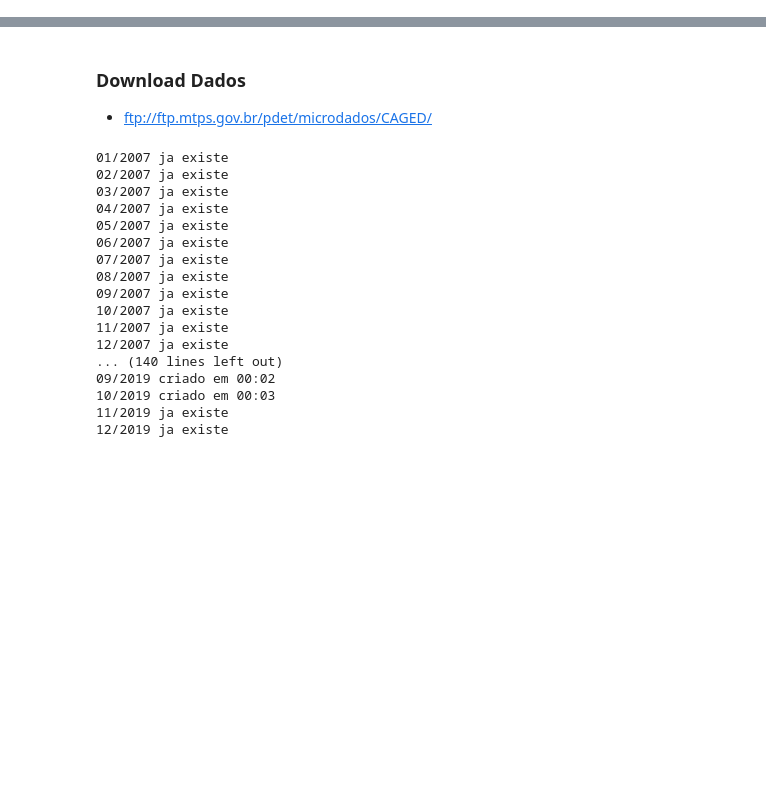
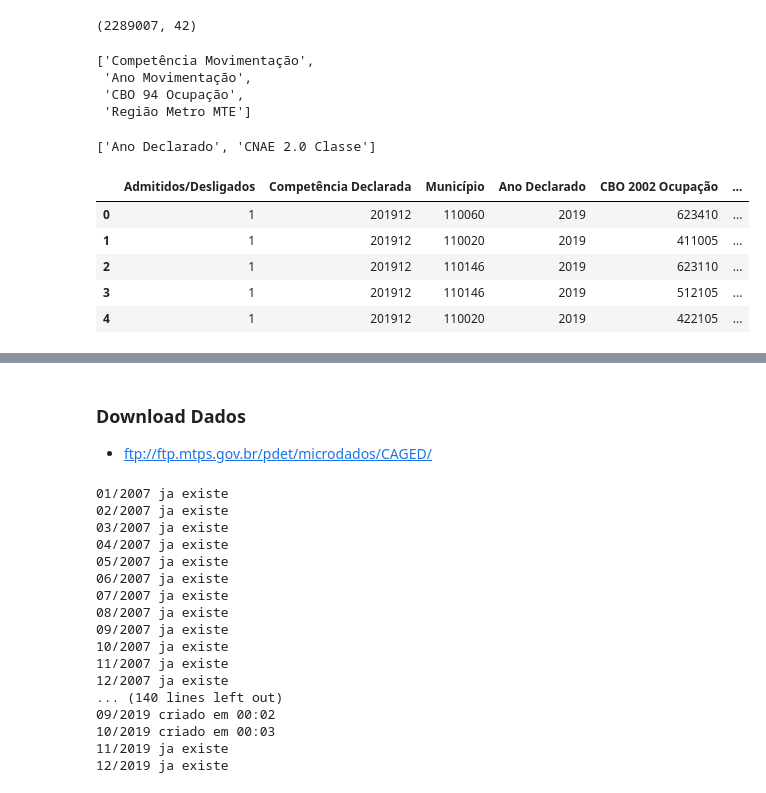
Before and after one commit to d116626/mais_projects, a Jupyter notebook: notebooks/caged.ipynb, the cells around one changed output, grey strips where cells are left out. Cells and saved outputs as stored; diff of their text form; code cells hidden in the pictures; blank space fills up the shorter version.

```diff
--- a/notebooks/caged.ipynb
+++ b/notebooks/caged.ipynb
@@ -22,0 +37,26 @@ import basedosdados as bd
+# %%
+df = pd.read_csv('/home/m/Downloads/CAGEDEST_122019.txt', encoding='latin1', sep=';')
+# %%
+df.shape
+# %% [output]
+(2289007, 42)
+# %%
+[col for col in df_ajuste.columns.tolist() if col not in df.columns.tolist()]
+# %% [output]
+['Competência Movimentação',
+ 'Ano Movimentação',
+ 'CBO 94 Ocupação',
+ 'Região Metro MTE']
+# %%
+[col for col in df.columns.tolist() if col not in df_ajuste.columns.tolist()]
+# %% [output]
+['Ano Declarado', 'CNAE 2.0 Classe']
+# %%
+df.head()
+# %% [output]
+|  | Admitidos/Desligados | Competência Declarada | Município | Ano Declarado | CBO 2002 Ocupação | ... |
+| 0 | 1 | 201912 | 110060 | 2019 | 623410 | ... |
+| 1 | 1 | 201912 | 110020 | 2019 | 411005 | ... |
+| 2 | 1 | 201912 | 110146 | 2019 | 623110 | ... |
+| 3 | 1 | 201912 | 110146 | 2019 | 512105 | ... |
+| 4 | 1 | 201912 | 110020 | 2019 | 422105 | ... |
```
Also changed, not shown: parts of 3 cells of this notebook, 1 other file.
